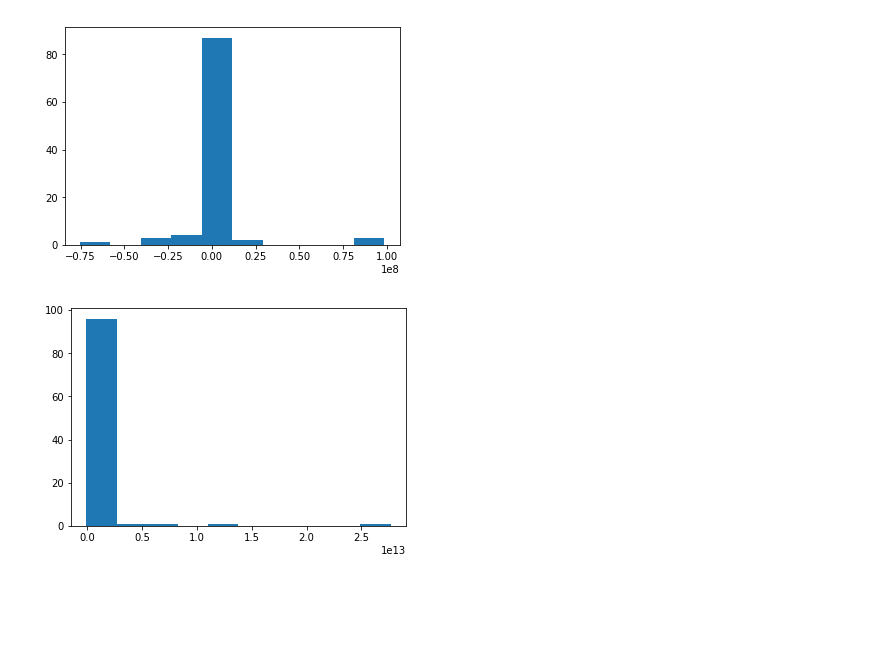
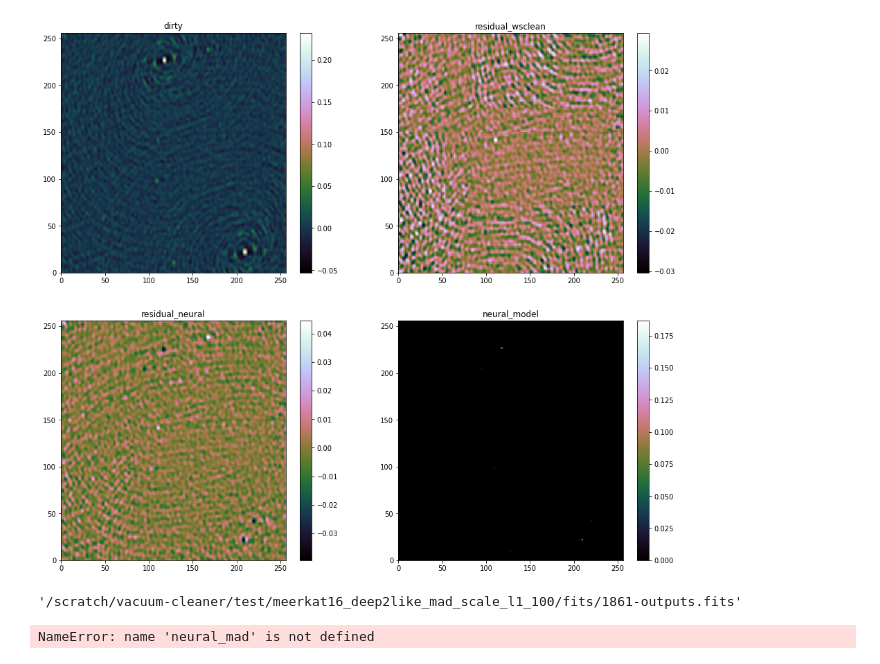
Before and after one commit to gijzelaerr/vacuum-cleaner, a Jupyter notebook: notebooks/compare_chi2.ipynb, the cells around one changed output. Saved outputs shown, nothing was run; the diff lists cells and outputs as text; code cells hidden in the pictures; blank space fills up the shorter version.

```diff
--- a/notebooks/compare_chi2.ipynb
+++ b/notebooks/compare_chi2.ipynb
@@ -24,3 +10,18 @@ end = 1900
+# %%
+#simulation = "/scratch/datasets/kat7_2000/"
+#neural_output = "/home/gijs/Work/vacuum-cleaner/test/rewrite/fits/"
+
+simulation = "/scratch/datasets/meerkat16_deep2like/"
+#neural_output = "/scratch/vacuum-cleaner/test/meerkat16_deep2like/fits/"   #  2.834
+#neural_output = "/scratch/vacuum-cleaner/test/meerkat16_deep2like_sphe_noscale/fits/"   # 2.7635
+#neural_output = "/scratch/vacuum-cleaner/test/meerkat16_deep2like_allblack/fits/"  # 2.8523
+#neural_output = "/scratch/vacuum-cleaner/test/meerkat16_deep2like_morerange/fits/"  # 3.99
+
+simulation = "/scratch/datasets/meerkat16_deep2like_morerange/"
+#neural_output = "/scratch/vacuum-cleaner/test/meerkat16_deep2like_morerange_withscale/fits/" # 3.135590717989963
+#neural_output = "/scratch/vacuum-cleaner/test/meerkat16_deep2like_map/fits/"  # 2.48
+#neural_output = "/scratch/vacuum-cleaner/test/meerkat16_deep2like_madandgan/fits/"  #  2.44
+neural_output = "/scratch/vacuum-cleaner/test/meerkat16_deep2like_mad_scale_l1_100/fits/"  # 30000: 2.48 50000: 2.52
 # %%
 def render(a, imgdata, title):
     i = a.pcolor(imgdata, cmap='cubehelix')
@@ -53,11 +72,36 @@ for number in range(start, end):
+# %%
+number = 1861
+target_path = "{}{}-skymodel.fits".format(simulation, number)
+neural_model_path = "{}{}-outputs.fits".format(neural_output, number)
+wsclean_model_path = "{}{}-wsclean-model.fits".format(simulation, number)
+neural_residual_path = "{}{}-residuals.fits".format(neural_output, number)
+wsclean_residual_path = "{}{}-wsclean-residual.fits".format(simulation, number)
+dirty_path = "{}{}-wsclean-dirty.fits".format(simulation, number)
+
+residual_wsclean = open_fits(wsclean_residual_path)
+residual_neural = open_fits(neural_residual_path)
+target = open_fits(target_path)
+dirty = open_fits(dirty_path)
+neural_model = open_fits(neural_model_path)
+wsclean_model = open_fits(wsclean_model_path)
+
+f, ((a1, a2), (a3, a4)) = plt.subplots(2, 2, figsize=(16,14))
+render(a1, dirty, 'dirty')
+render(a2, residual_wsclean, 'residual_wsclean')
+render(a3, residual_neural, 'residual_neural')
+render(a4, neural_model, 'neural_model')
+# %% [output]
+[figure, added]
+# %%
+neural_model_path
+# %% [output]
+'/scratch/vacuum-cleaner/test/meerkat16_deep2like_mad_scale_l1_100/fits/1861-outputs.fits'
 # %%
-_ = plt.hist(chi2_neural)
+_ = plt.hist(neural_mad)
 # %% [output]
-[figure, removed]
+NameError: name 'neural_mad' is not defined
 # %%
-_ = plt.hist(chi2_wsclean)
+_ = plt.hist(wsclean_mad)
-# %% [output]
-[figure, removed]
 # %%
 m = max(std_wsclean + std_neural)
 f, (a1) = plt.subplots(1, 1, figsize=(8,8))
```
Also changed, not shown: parts of 14 cells of this notebook, 1 other file.
